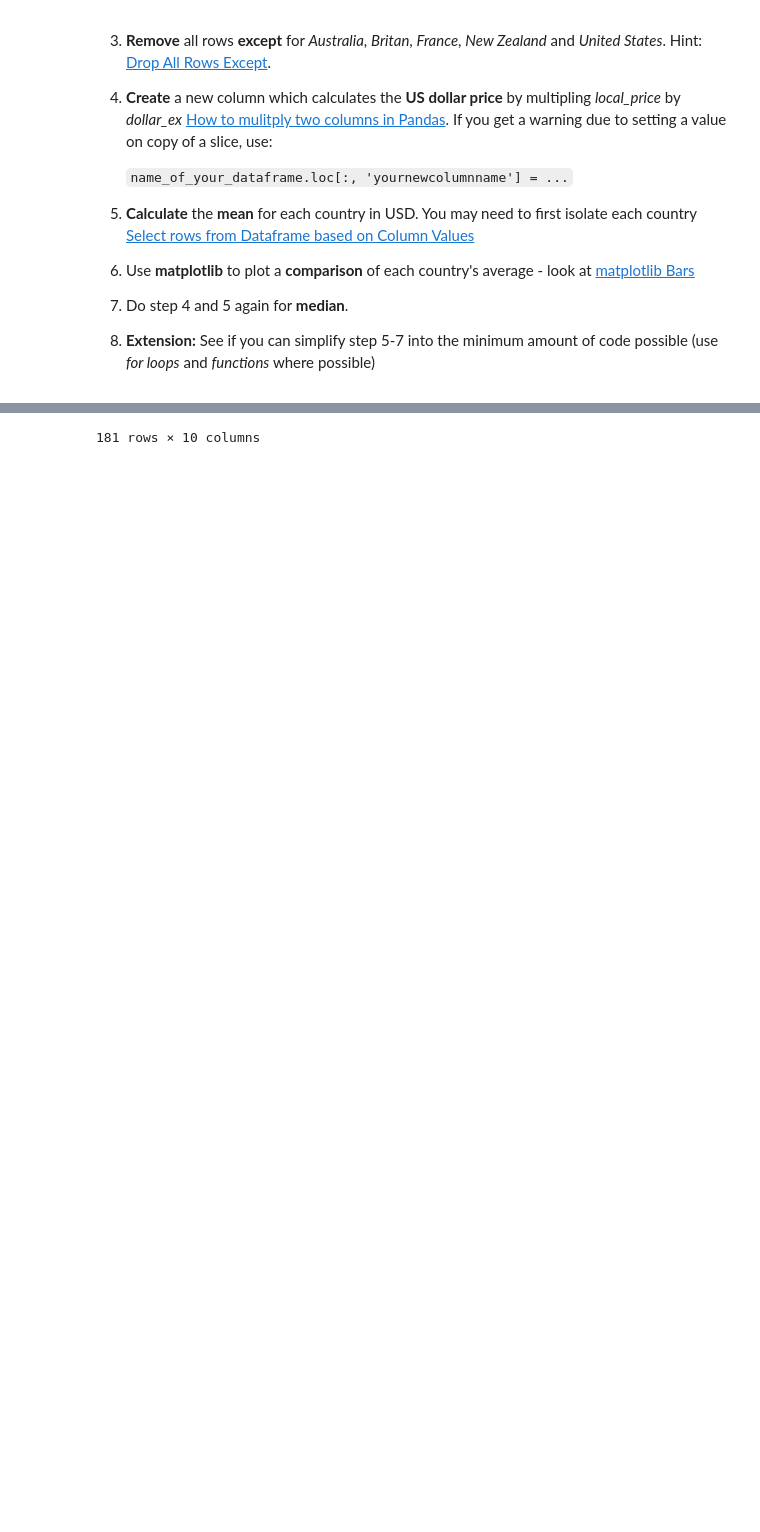
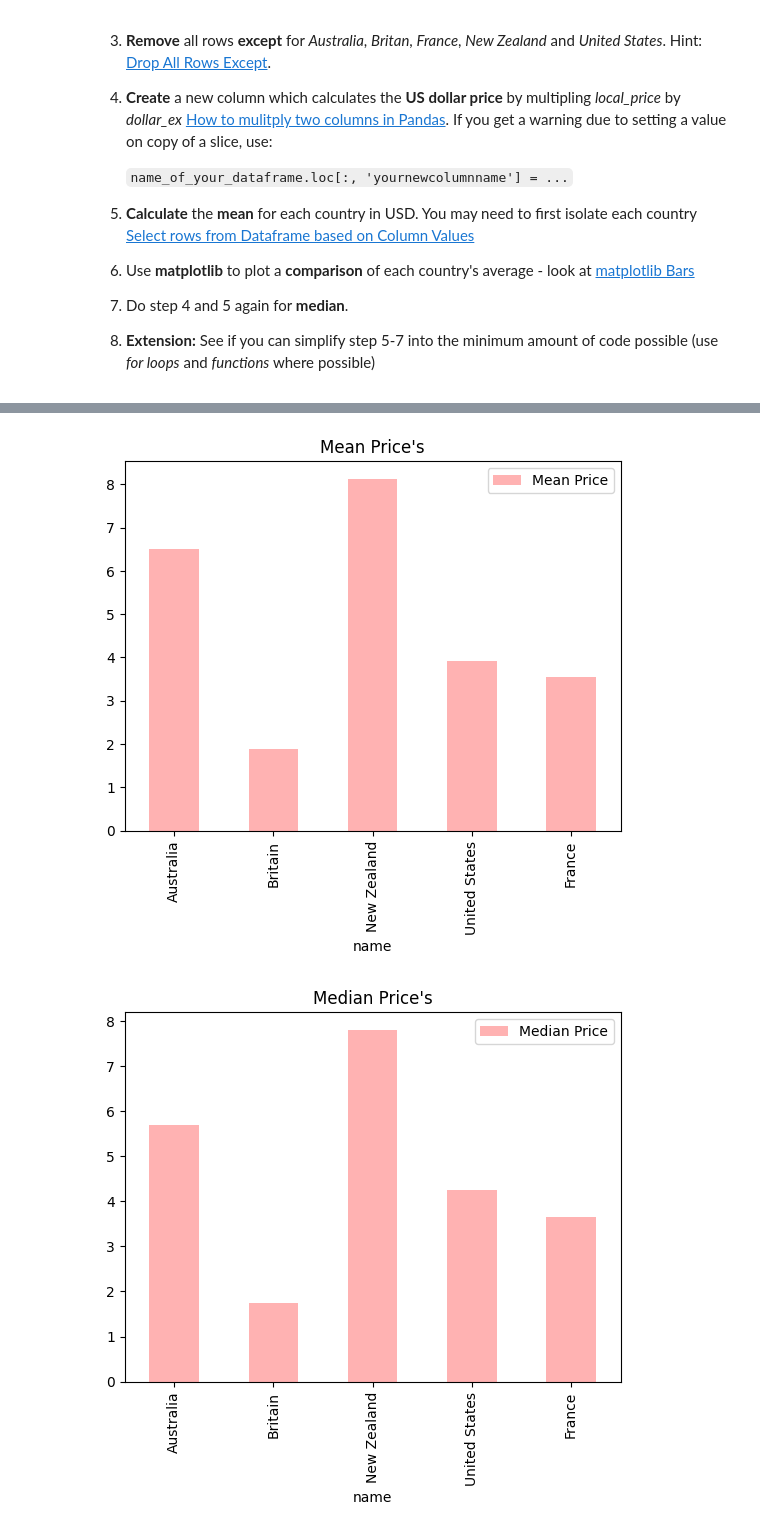
Before and after one commit to JamieH-alt/Big_Mac_Students, a Jupyter notebook: BigMacDataOmega.ipynb, the cells around one changed output, grey strips where cells are left out. Drawn from its saved outputs; the diff is of its cells as text; code cells hidden in the pictures; blank space fills up the shorter version.

```diff
--- a/BigMacDataOmega.ipynb
+++ b/BigMacDataOmega.ipynb
@@ -22,10 +22,14 @@ Now it's time to put it all together and complete an activity which demonstrates
 8) **Extension:** See if you can simplify step 5-7 into the minimum amount of code possible (use *for loops* and *functions* where possible)
 # %%
 import pandas as pd
+import matplotlib.pyplot as plt
+import numpy as np
 big_mac = pd.read_csv('data/big_mac_source_data_v2.csv')
 big_mac.drop(columns=['iso_a3', 'GDP_dollar', 'GDP_local'])
 big_mac['USD Price'] = big_mac.local_price * big_mac.dollar_ex
 fulvalues = []
+medianvals = []
+
 for name in big_mac["name"]:
     value = 0
     x = 0
@@ -34,6 +38,25 @@ for name in big_mac["name"]:
         x += 1
     value = value / x
     big_mac.loc[big_mac["name"] == name]
+    fulvalues.append(value)
+    medianvals.append(np.median(big_mac.loc[big_mac["name"] == name]["USD Price"]))
 big_mac['Mean Price'] = fulvalues
-big_mac.query("name == 'Australia' | name == 'Britain' | name == 'France' | name == 'New Zealand' | name == 'United States'")
+big_mac['Median Price'] = medianvals
+#.query("name == 'Australia' | name == 'Britain' | name == 'France' | name == 'New Zealand' | name == 'United States'")
+#big_mac.query("name == 'Australia' | name == 'Britain' | name == 'France' | name == 'New Zealand' | name == 'United States'")
+big_mac.iloc[[1,10,19,26,2039],:].plot(kind='bar',
+                                        x='name',
+                                        y='Mean Price',
+                                        color='red',
+                                        alpha=0.3,
+                                        title='Mean Price\'s')
+plt.show()
+
+big_mac.iloc[[1,10,19,26,2039],:].plot(kind='bar',
+                                        x='name',
+                                        y='Median Price',
+                                        color='red',
+                                        alpha=0.3,
+                                        title='Median Price\'s')
+plt.show()
 # %% [output]
@@ -52 +63,2 @@ big_mac.query("name == 'Australia' | name == 'Britain' | name == 'France' | name
-181 rows × 10 columns
+[figure, added]
+[figure, added]
```
Also changed, not shown: parts of 1 cell of this notebook, 2 other files.
